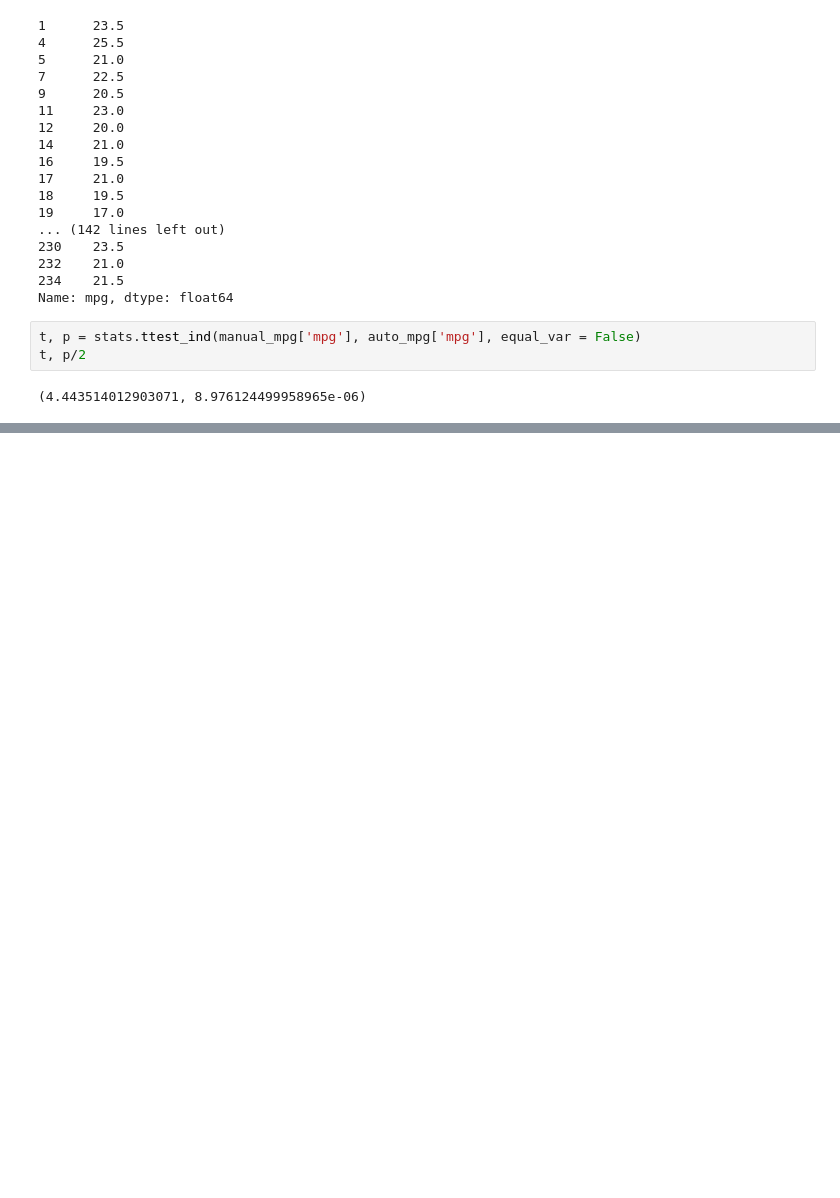
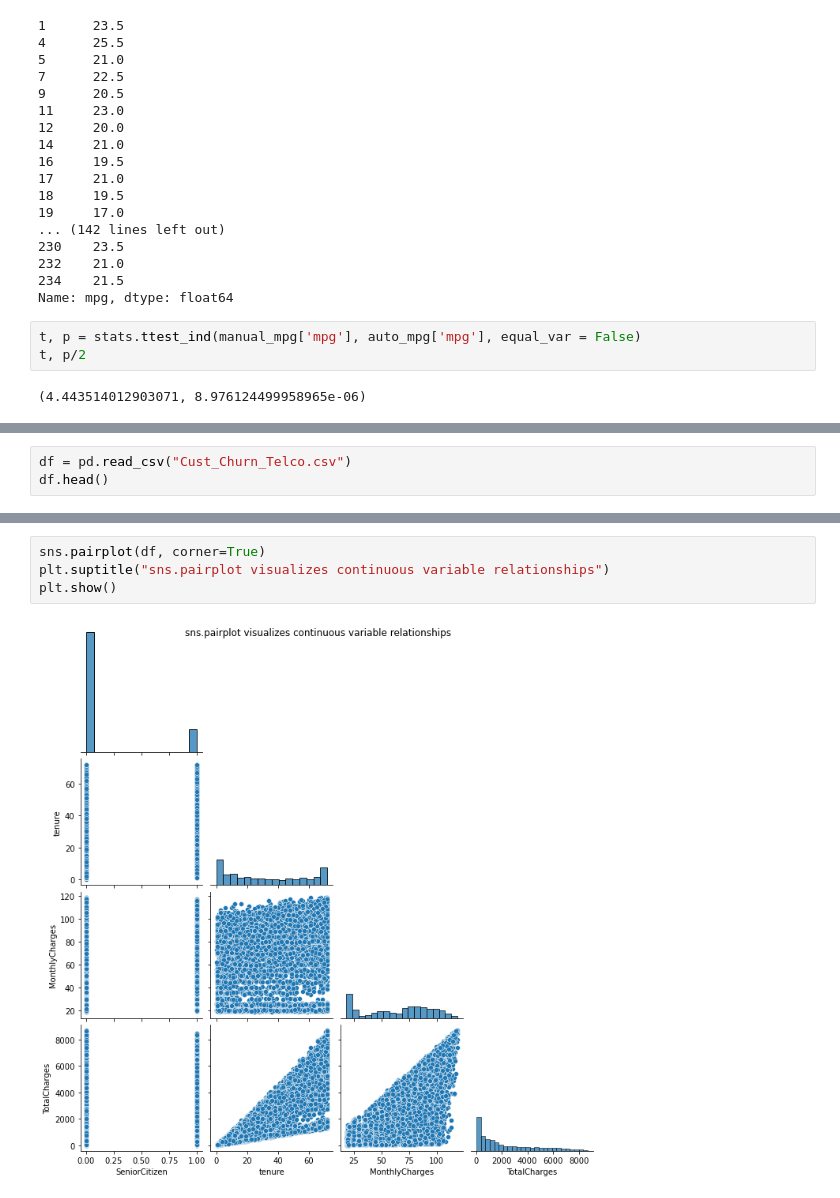
Before and after one commit to Joshua-C-Bryant/statistics-exercises, a Jupyter notebook: hypothesis_testing_comparing_means.ipynb, the cells around one changed output, grey strips where cells are left out. Cells and saved outputs as stored; diff of their text form; blank space fills up the shorter version.

```diff
--- a/hypothesis_testing_comparing_means.ipynb
+++ b/hypothesis_testing_comparing_means.ipynb
@@ -977,0 +982,3 @@ t, p/2
+# %%
+df = pd.read_csv("Cust_Churn_Telco.csv")
+df.head()
@@ -977,0 +993,6 @@ t, p/2
+# %%
+sns.pairplot(df, corner=True)
+plt.suptitle("sns.pairplot visualizes continuous variable relationships")
+plt.show()
+# %% [output]
+[figure, added]
```
Also changed, not shown: parts of 29 cells of this notebook.
